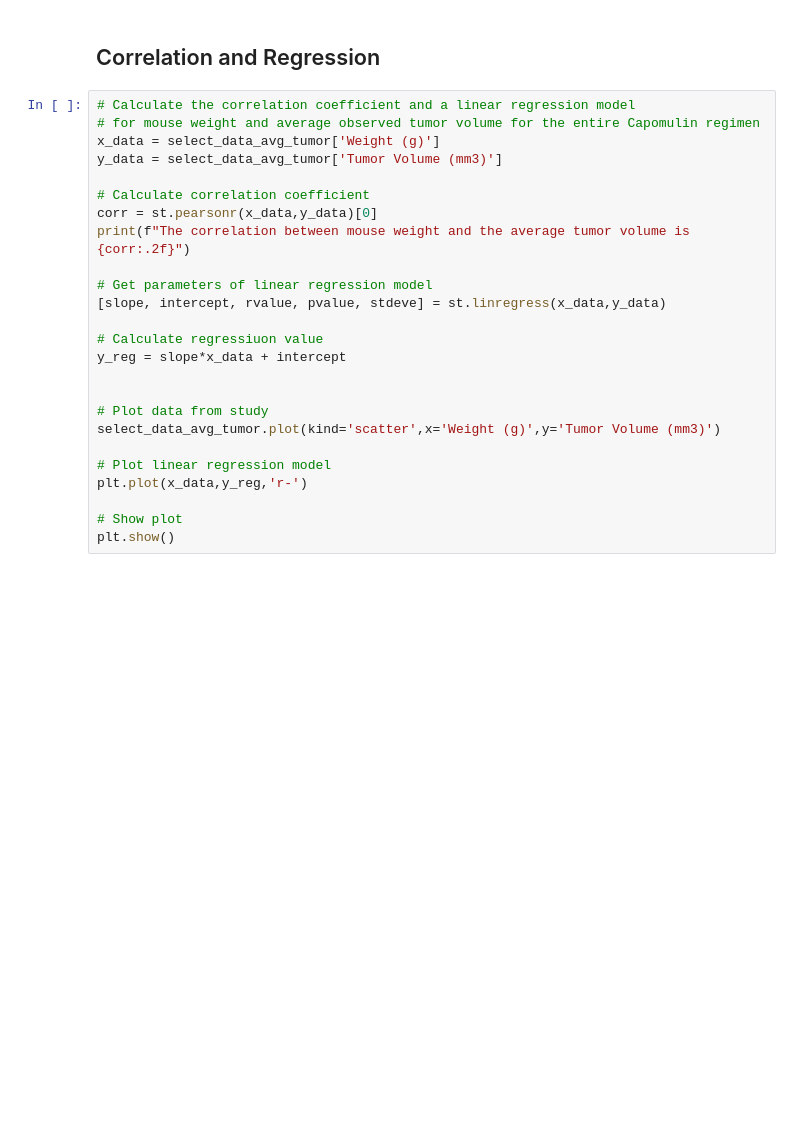
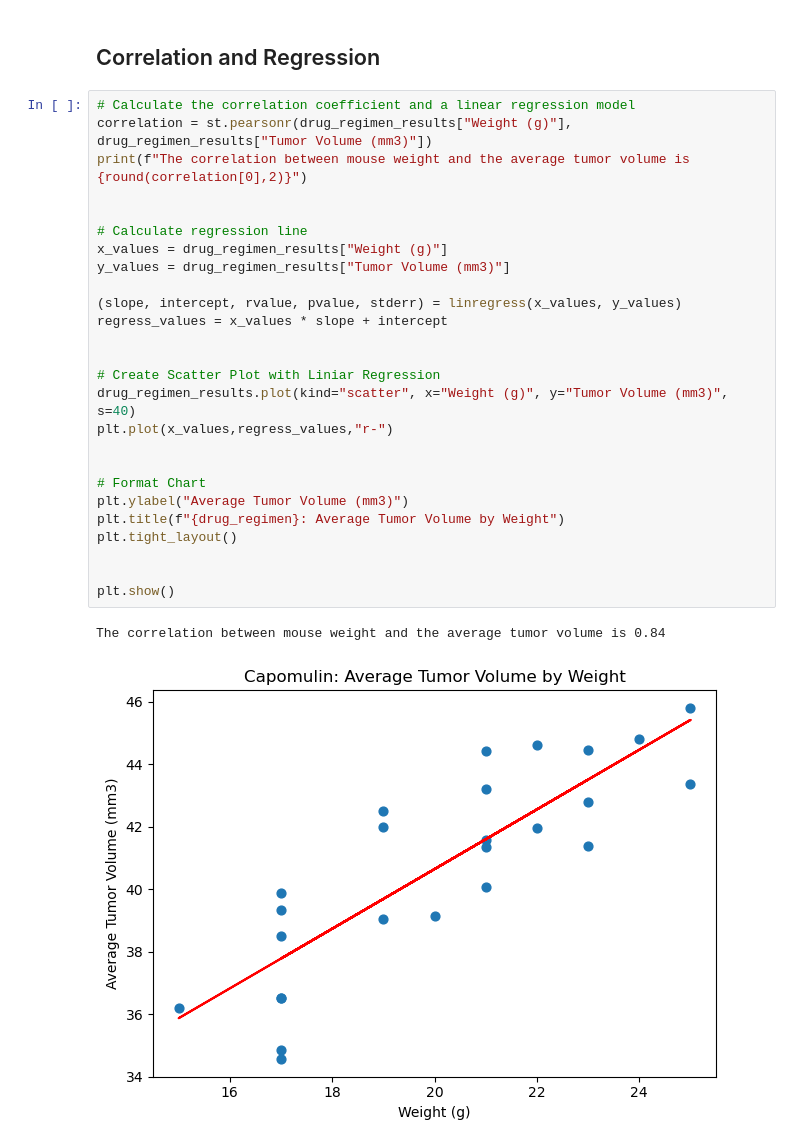
Before and after one commit to meltonme/tumor_drug_analysis, a Jupyter notebook: Pymaceuticals/pymaceuticals.ipynb, the cells around one changed output. Cells and saved outputs as stored; diff of their text form; blank space fills up the shorter version.

```diff
--- a/Pymaceuticals/pymaceuticals.ipynb
+++ b/Pymaceuticals/pymaceuticals.ipynb
@@ -279,26 +294,30 @@ plt.show()
 ## Correlation and Regression
 # %%
 # Calculate the correlation coefficient and a linear regression model
-# for mouse weight and average observed tumor volume for the entire Capomulin regimen
-x_data = select_data_avg_tumor['Weight (g)']
-y_data = select_data_avg_tumor['Tumor Volume (mm3)']
-
-# Calculate correlation coefficient
-corr = st.pearsonr(x_data,y_data)[0]
-print(f"The correlation between mouse weight and the average tumor volume is {corr:.2f}")
-
-# Get parameters of linear regression model
-[slope, intercept, rvalue, pvalue, stdeve] = st.linregress(x_data,y_data)
-
-# Calculate regressiuon value
-y_reg = slope*x_data + intercept
+correlation = st.pearsonr(drug_regimen_results["Weight (g)"], drug_regimen_results["Tumor Volume (mm3)"])
+print(f"The correlation between mouse weight and the average tumor volume is {round(correlation[0],2)}")
 
 
-# Plot data from study
-select_data_avg_tumor.plot(kind='scatter',x='Weight (g)',y='Tumor Volume (mm3)')
+# Calculate regression line
+x_values = drug_regimen_results["Weight (g)"]
+y_values = drug_regimen_results["Tumor Volume (mm3)"]
 
-# Plot linear regression model
-plt.plot(x_data,y_reg,'r-')
+(slope, intercept, rvalue, pvalue, stderr) = linregress(x_values, y_values)
+regress_values = x_values * slope + intercept
 
-# Show plot
+
+# Create Scatter Plot with Liniar Regression
+drug_regimen_results.plot(kind="scatter", x="Weight (g)", y="Tumor Volume (mm3)", s=40)
+plt.plot(x_values,regress_values,"r-")
+
+
+# Format Chart
+plt.ylabel("Average Tumor Volume (mm3)")
+plt.title(f"{drug_regimen}: Average Tumor Volume by Weight")
+plt.tight_layout()
+
+
 plt.show()
+# %% [output]
+The correlation between mouse weight and the average tumor volume is 0.84
+[figure, added]
```
Also changed, not shown: parts of 3 cells of this notebook.
